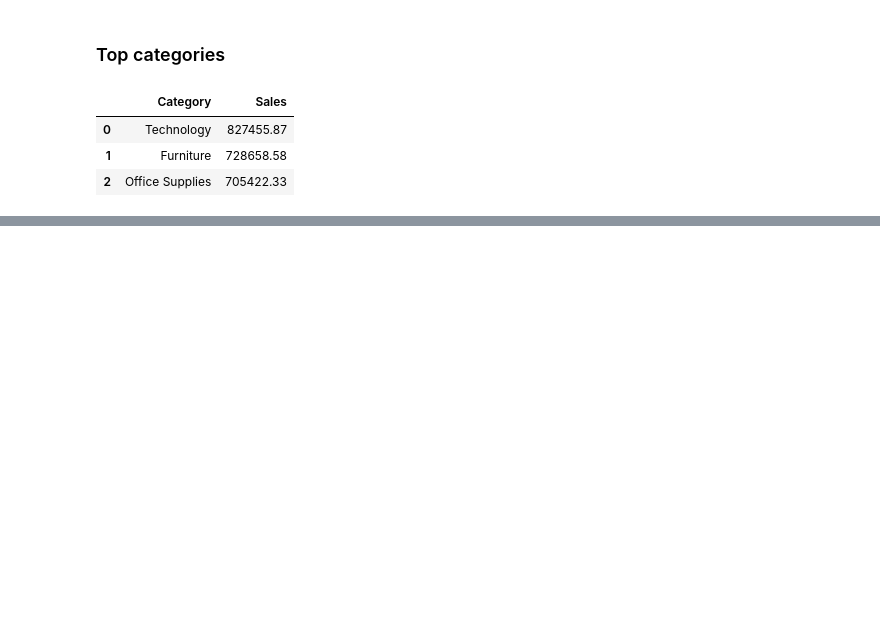
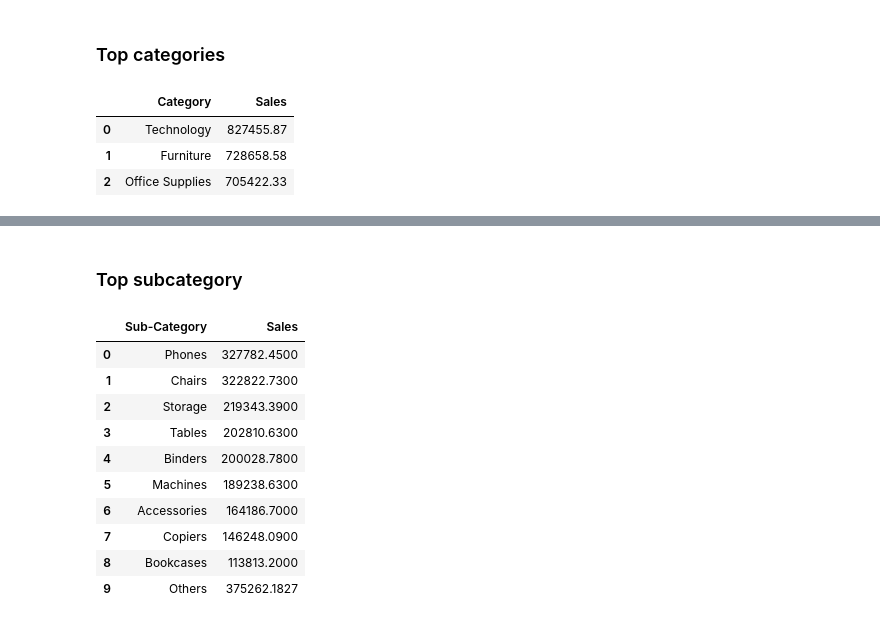
Before and after one commit to MrIsCM/DataProjects, a Jupyter notebook: P1_Sales_DA/main.ipynb, the cells around one changed output, grey strips where cells are left out. Drawn from its saved outputs; the diff is of its cells as text; code cells hidden in the pictures; blank space fills up the shorter version.

```diff
--- a/P1_Sales_DA/main.ipynb
+++ b/P1_Sales_DA/main.ipynb
@@ -277,0 +278,22 @@ plt.legend(top_categories['Category'], title='Categories', loc='upper right')
+# %% [markdown]
+### Top subcategory
+# %%
+top_subcat = data.groupby('Sub-Category')['Sales'].sum().sort_values(ascending=False)
+top_subcat = top_subcat.reset_index()
+top_subcat['Sales'] = top_subcat['Sales'].round(2)
+
+top_subcat = top_subcat.head(9)
+top_subcat.loc[9] = ['Others', data['Sales'].sum() - top_subcat['Sales'].sum()]
+top_subcat
+# %% [output]
+|  | Sub-Category | Sales |
+| 0 | Phones | 327782.4500 |
+| 1 | Chairs | 322822.7300 |
+| 2 | Storage | 219343.3900 |
+| 3 | Tables | 202810.6300 |
+| 4 | Binders | 200028.7800 |
+| 5 | Machines | 189238.6300 |
+| 6 | Accessories | 164186.7000 |
+| 7 | Copiers | 146248.0900 |
+| 8 | Bookcases | 113813.2000 |
+| 9 | Others | 375262.1827 |
```
Also changed, not shown: parts of 2 cells of this notebook.
